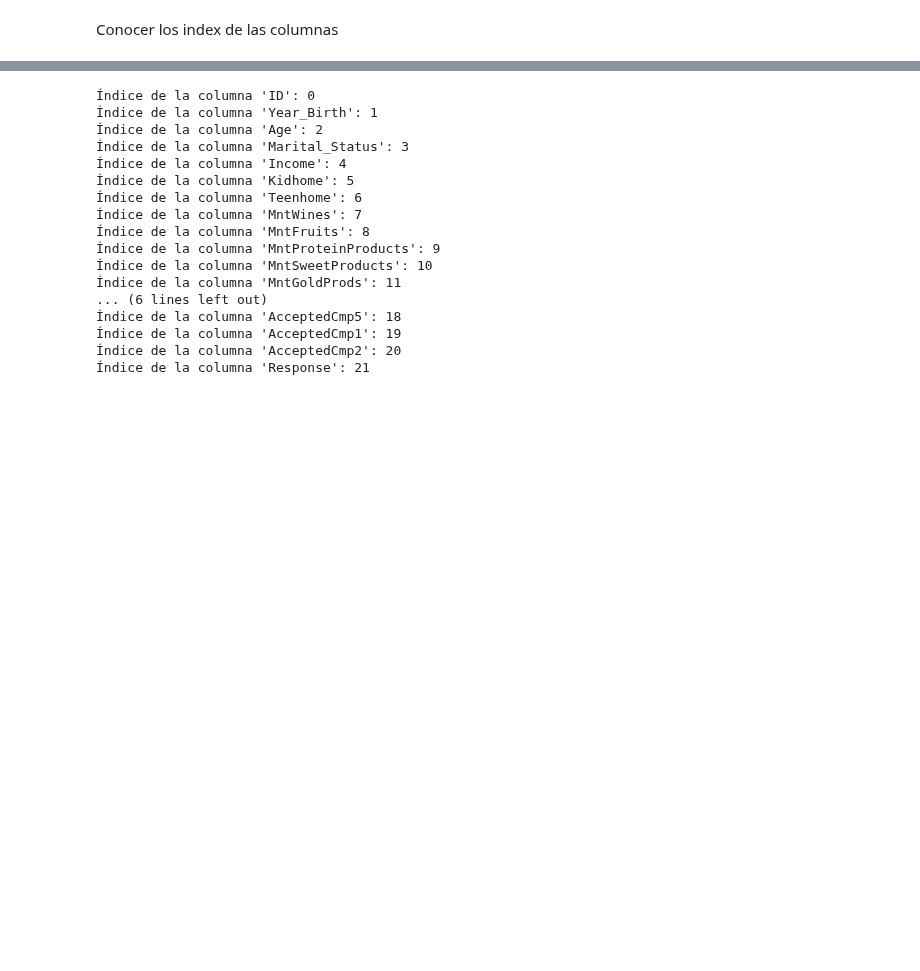
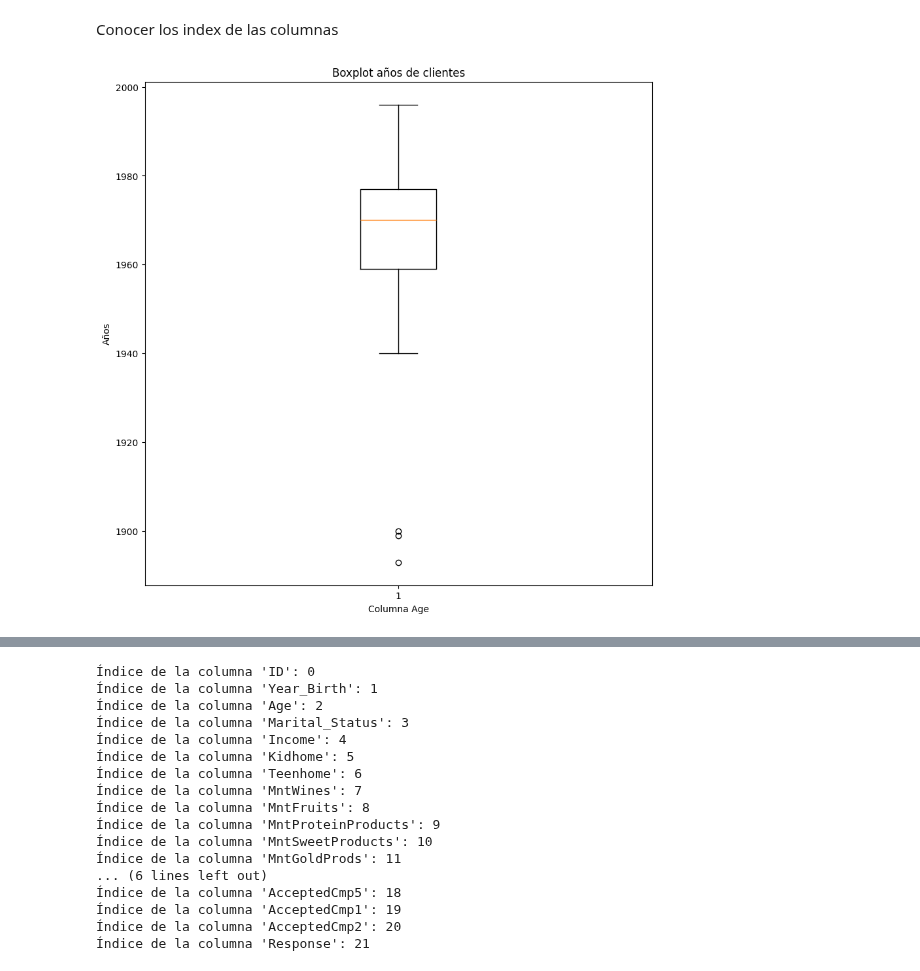
Before and after one commit to JuanDeutsch/DataSheets, a Jupyter notebook: Proyecto1/proyecto1.ipynb, the cells around one changed output, grey strips where cells are left out. Saved outputs shown, nothing was run; the diff lists cells and outputs as text; code cells hidden in the pictures; blank space fills up the shorter version.

```diff
--- a/Proyecto1/proyecto1.ipynb
+++ b/Proyecto1/proyecto1.ipynb
@@ -151,3 +151,13 @@ for idx, nombre_columna in enumerate(idx_columnas):
 Índice de la columna 'Response': 27
 # %% [markdown]
 Conocer los index de las columnas
+# %%
+years = cdf.iloc[:, 1]
+plt.figure(figsize =(10, 10))
+plt.boxplot(years)
+plt.title('Boxplot años de clientes')
+plt.ylabel('Años')
+plt.xlabel('Columna Age')
+plt.show()
+# %% [output]
+[figure, added]
```
Also changed, not shown: parts of 17 cells of this notebook.
